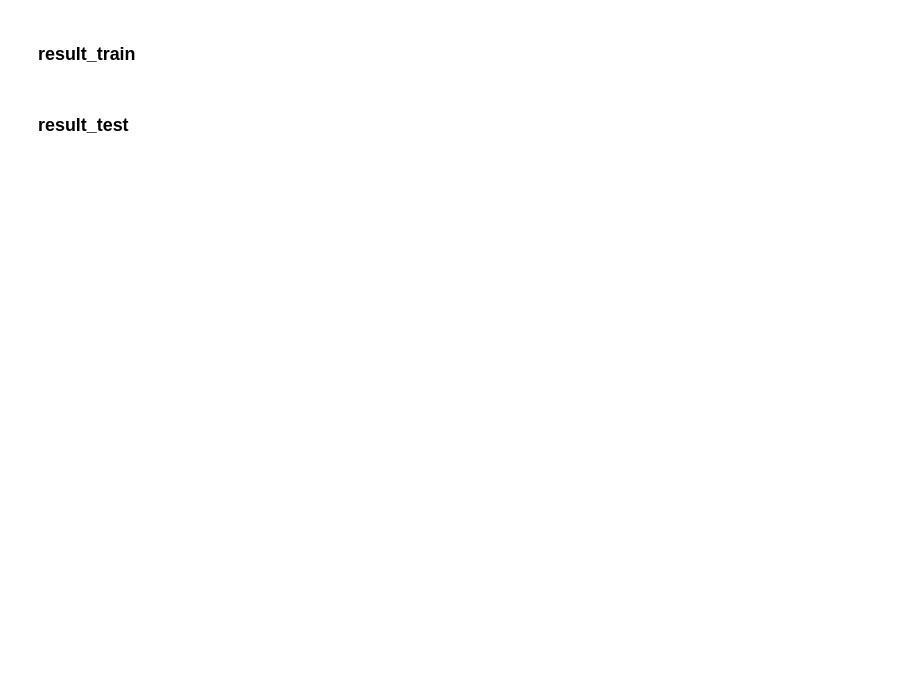
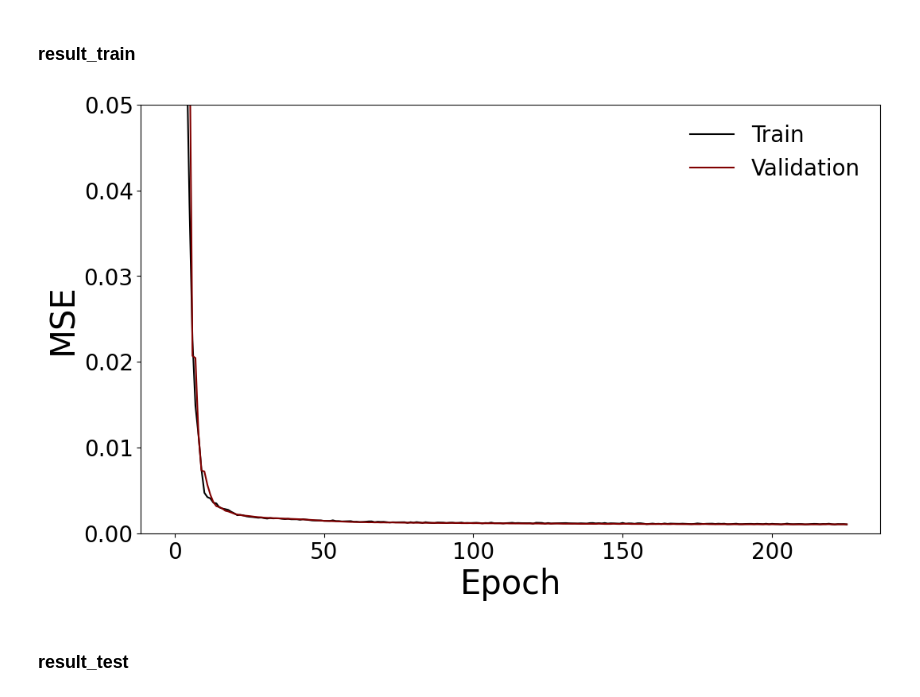
Before and after one commit to ttttmmttddiikk/cardiac_challenge, a Jupyter notebook: scripts/analyze_conv1d_task3.ipynb, the cells around one changed output. Saved outputs shown, nothing was run; the diff lists cells and outputs as text; code cells hidden in the pictures; blank space fills up the shorter version.

```diff
--- a/scripts/analyze_conv1d_task3.ipynb
+++ b/scripts/analyze_conv1d_task3.ipynb
@@ -332,18 +308,28 @@ Epoch: 6, val_loss:  0.0600
 # %%
 #----------------------------
 #make data (train)
 train_loss_tensor = torch.stack(history["train_loss"])
 train_loss_np = train_loss_tensor.to('cpu').detach().numpy().copy()
 #----------------------------
 #make data (val)
 val_loss_tensor = torch.stack(history["val_loss"])
 val_loss_np = val_loss_tensor.to('cpu').detach().numpy().copy()
 
 #----------------------------
 #plot
-plt.plot(val_loss_np)
-#plot
-plt.plot(train_loss_np)
+fig = plt.figure(figsize=(12,7))
+ax = fig.add_subplot(1,1,1)
+ax.plot(train_loss_np, color="black",label="Train")
+ax.plot(val_loss_np, color="maroon",label="Validation")
+#plot (setting)
+ax.tick_params(labelsize=20)
+ax.set_xlabel("Epoch", fontsize=30)
+ax.set_ylabel("MSE", fontsize=30)
+ax.legend(fontsize=20, frameon=False)
+ax.set_ylim(0,0.05)
+plt.show()
+# %% [output]
+[figure, added]
 # %% [markdown]
 ### result_test
 # %%
```
Also changed, not shown: parts of 5 cells of this notebook.
